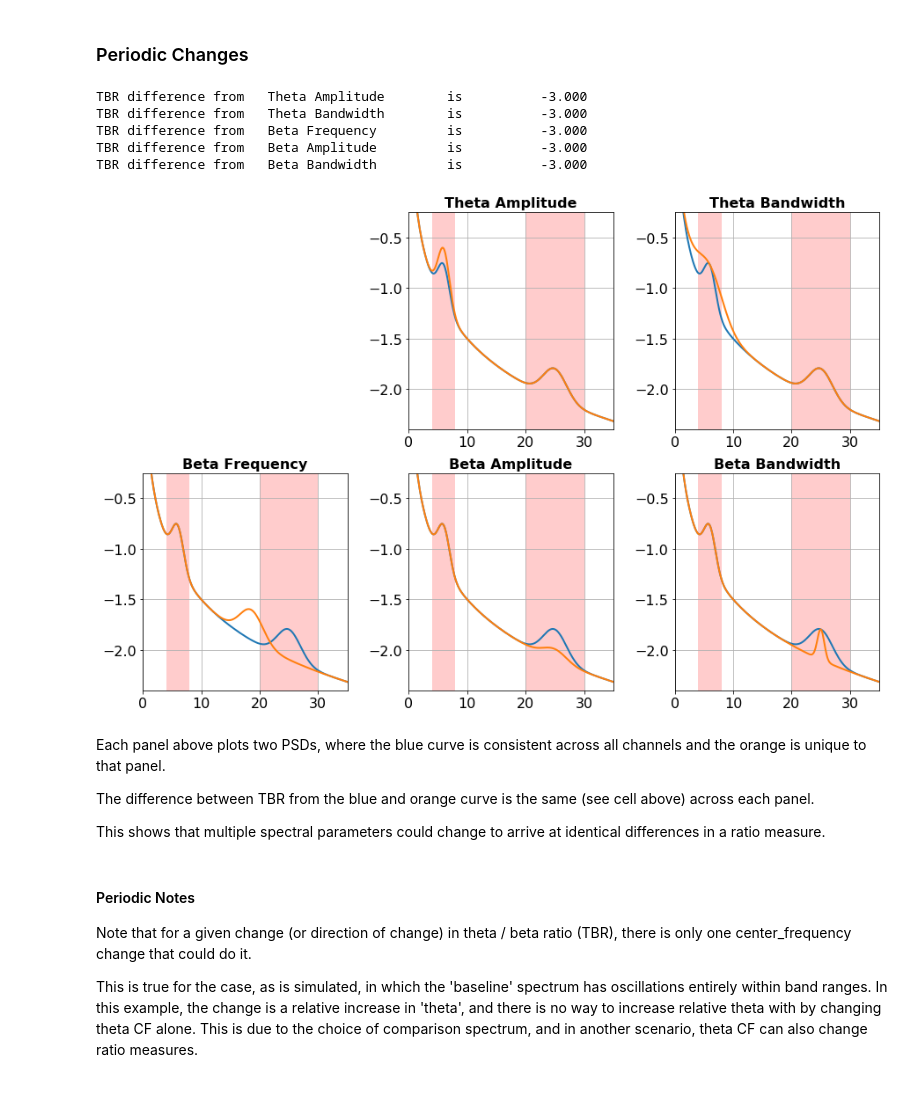
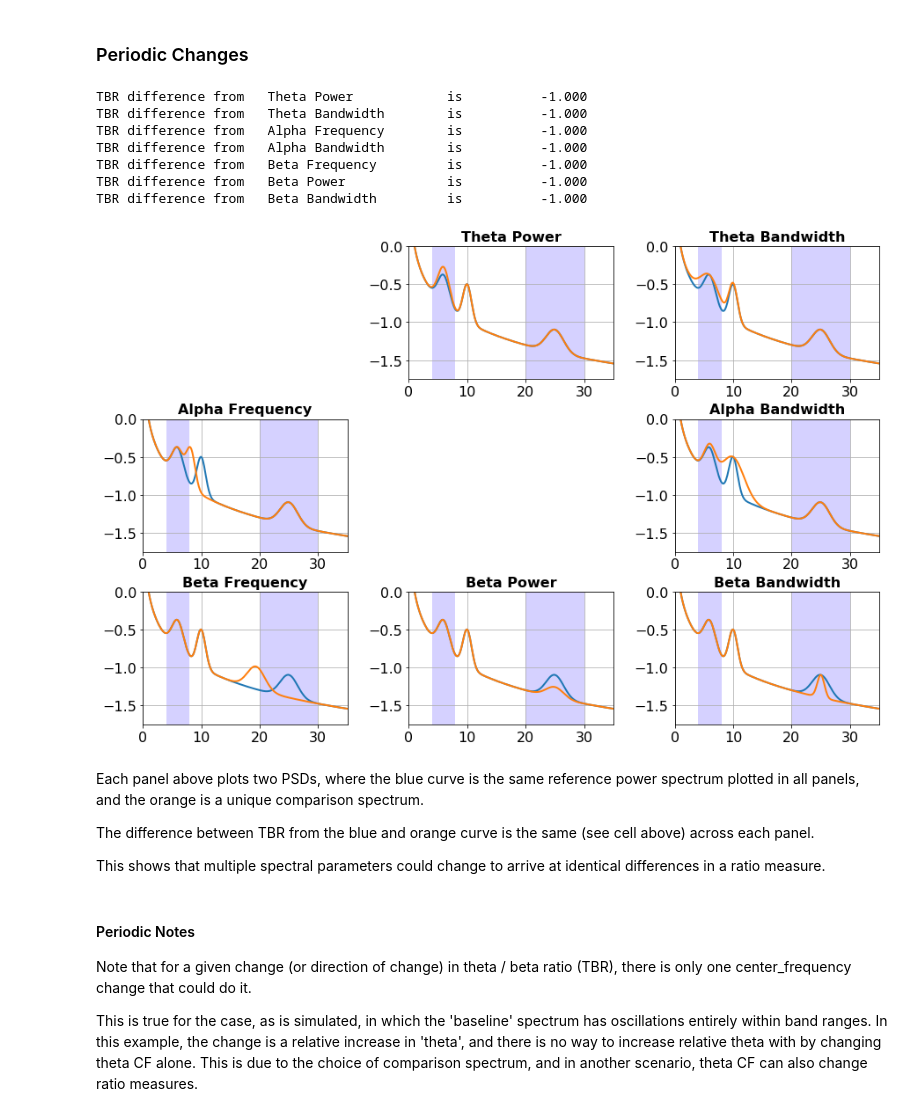
Before and after one commit to voytekresearch/BandRatios, a Jupyter notebook: notebooks/2-BandRatios-Conflations.ipynb, the cells around one changed output. Drawn from its saved outputs; the diff is of its cells as text; code cells hidden in the pictures.

```diff
--- a/notebooks/2-BandRatios-Conflations.ipynb
+++ b/notebooks/2-BandRatios-Conflations.ipynb
@@ -31,6 +31,9 @@ from fooof.plts.spectra import plot_spectrum, plot_spectra, plot_spectrum_shadin
 import sys
 sys.path.append('../bratios')
 from ratios import calc_band_ratio
+# %%
+# Plot settings
+shade_color = '#2e19ff'
 # %%
 # Band Settings
 theta_band = [4, 8]
@@ -47,5 +60,6 @@ base_beta  = [25, 0.3, 2]
 # %%
 # Create a baseline PSD, with oscillations, to compare to
-fs, ps_base = gen_power_spectrum(freq_range, base_ap, [base_theta, base_beta], nlv=nlv, freq_res=freq_res)
+freqs, ps_base = gen_power_spectrum(freq_range, ap_def, [theta_def, alpha_def, beta_def],
+                                    nlv=nlv, freq_res=freq_res)
 # %% [markdown]
 ### Periodic Changes
@@ -63,9 +93,23 @@ fs, ps_be_bw = gen_power_spectrum(freq_range, base_ap, [base_theta, [25, 0.3, 0.
+# %%
+# Changes in other band - center frequency
+alpha_cf = alpha_def.copy(); alpha_cf[cf_ind] = 8.212
+freqs, ps_al_cf = gen_power_spectrum(freq_range, ap_def, [theta_def, alpha_cf, beta_def],
+                                     nlv=nlv, freq_res=freq_res)
+
+# Changes in other band - bandwidth
+alpha_bw = alpha_def.copy(); alpha_bw[bw_ind] = 1.8845
+freqs, ps_al_bw = gen_power_spectrum(freq_range, ap_def, [theta_def, alpha_bw, beta_def],
+                                     nlv=nlv, freq_res=freq_res)
 # %%
 # Collect all the power spectra together
-spectra_data = {'Theta Amplitude' : ps_th_pw,
-                'Theta Bandwidth' :ps_th_bw,
+spectra_data = {'Theta Frequency' : None,
+                'Theta Power' : ps_th_pw,
+                'Theta Bandwidth' : ps_th_bw,
+                'Alpha Frequency' : ps_al_cf,
+                'Alpha Power' : None,
+                'Alpha Bandwidth' : ps_al_bw,
                 'Beta Frequency' : ps_be_cf,
-                'Beta Amplitude' : ps_be_pw,
+                'Beta Power' : ps_be_pw,
                 'Beta Bandwidth' : ps_be_bw}
 # %%
 # Calcualte theta beta ratio of the baseline PSD
@@ -78,41 +123,48 @@ for label, spectra in spectra_data.items():
 # %%
 # Check TBR difference measures from periodic changes
-for label, diff in diffs.items():
+for label, diff in diffreqs.items():
     print('TBR difference from   {:20}   is \t {:1.3f}'.format(label, diff))
 # %% [output]
-TBR difference from   Theta Amplitude        is          -3.000
-TBR difference from   Theta Bandwidth        is          -3.000
-TBR difference from   Beta Frequency         is          -3.000
-TBR difference from   Beta Amplitude         is          -3.000
-TBR difference from   Beta Bandwidth         is          -3.000
+TBR difference from   Theta Power            is          -1.000
+TBR difference from   Theta Bandwidth        is          -1.000
+TBR difference from   Alpha Frequency        is          -1.000
+TBR difference from   Alpha Bandwidth        is          -1.000
+TBR difference from   Beta Frequency         is          -1.000
+TBR difference from   Beta Power             is          -1.000
+TBR difference from   Beta Bandwidth         is          -1.000
 # %%
 # Create figure of periodic changes
 title_settings = {'fontsize': 16, 'fontweight': 'bold'}
-fig, ax = plt.subplots(2, 3, figsize=(15, 10))
+fig, ax = plt.subplots(3, 3, figsize=(15, 10))
 
-ax[0, 0].axis('off')
+for axis, (title, data) in zip(ax.flatten(), spectra_data.items()):
 
-for axis, (title, data) in zip(ax.flatten()[1:], spectra_data.items()):
+    if not np.all(data): continue
 
-    plot_spectra_shading(fs, [ps_base, data], [theta_band, beta_band],
+    plot_spectra_shading(freqs, [ps_base, data], [theta_band, beta_band],
+                         shade_colors=shade_color,
                          log_freqs=False, log_powers=True, ax=axis)
 
     axis.set_title(title, **title_settings)
 
     axis.set_xlim([0, 35])
-    axis.set_ylim([-2.4, -0.25])
+    axis.set_ylim([-1.75, 0])
 
     axis.xaxis.label.set_visible(False)
     axis.yaxis.label.set_visible(False)
 
-fig.subplots_adjust(hspace=.2)
+# Turn off empty axes
+ax[0, 0].axis('off')
+ax[1, 1].axis('off')
+
+fig.subplots_adjust(hspace=.3)
 fig.subplots_adjust(wspace=.3)
 
-#plt.savefig('../figures/OverviewFigs/Periodic-Underdetermined.png', dpi=700)
+#plt.savefig('../figures/OverviewFigs/Periodic-Underdetermined.pdf')
 # %% [output]
-[figure, old version]
+[figure, new version]
 # %% [markdown]
-Each panel above plots two PSDs, where the blue curve is consistent across all channels and the orange is unique to that panel.
+Each panel above plots two PSDs, where the blue curve is the same reference power spectrum plotted in all panels, and the orange is a unique comparison spectrum.
 
 The difference between TBR from the blue and orange curve is the same (see cell above) across each panel.
 
```
Also changed, not shown: parts of 13 cells of this notebook.
